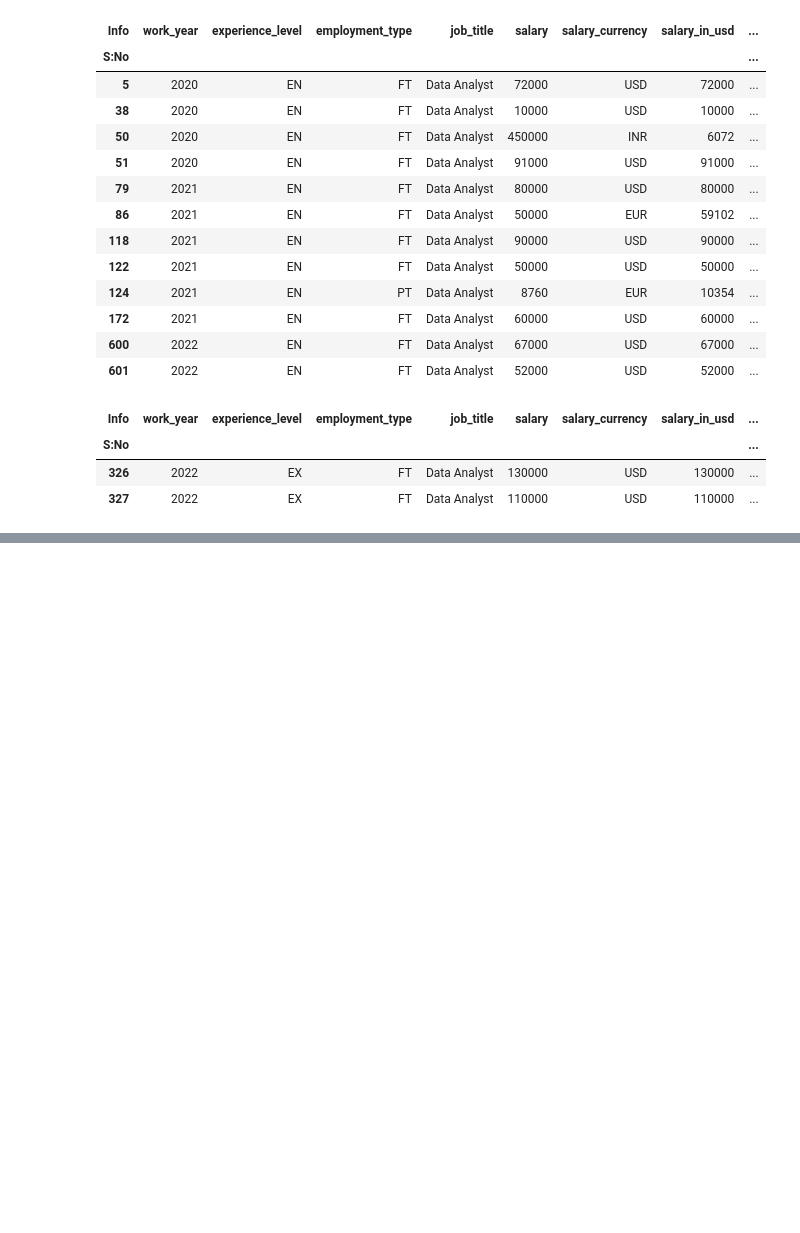
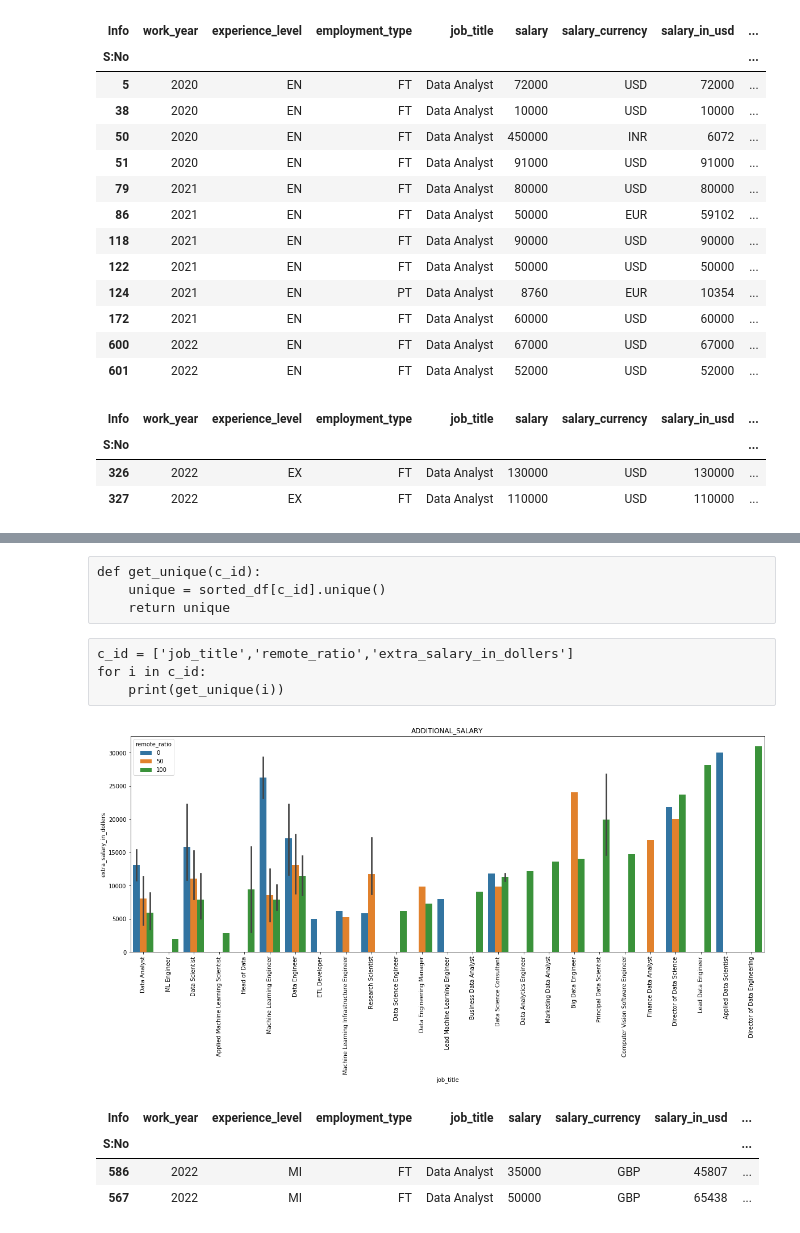
Before and after one commit to atif4/TEXT_DATA_PREPROCESSING, a Jupyter notebook: recap_of_all .ipynb, the cells around one changed output, grey strips where cells are left out. Drawn from its saved outputs; the diff is of its cells as text; code cells hidden in the pictures; blank space fills up the shorter version.

```diff
--- a/recap_of_all .ipynb
+++ b/recap_of_all .ipynb
@@ -488,0 +650,2 @@ data_analyst_ex
+# %%
+a = reindex_df.iloc[:3,[4,0,5,3]]
@@ -488,0 +806,32 @@ data_analyst_ex
+# %% [raw]
+def get_unique(c_id):
+    unique = sorted_df[c_id].unique()
+    return unique
+# %% [raw]
+c_id = ['job_title','remote_ratio','extra_salary_in_dollers']
+for i in c_id:
+    print(get_unique(i))
+# %%
+def get_graph(title,f_name):
+        # a scatter plot comparing num_children and num_pets
+        plt.figure(figsize=(20,7))
+        plt.xticks(rotation= 90)
+        plt.title(title.upper())
+        plot_info = sns.barplot(x = 'job_title' , y = 'extra_salary_in_dollers' ,data = sorted_df, hue='remote_ratio')
+        #dots per inch = dpi
+        """The keyword argument dpi= specifies how many dots per inch (image resolution) are in the saved image.
+        dpi=72 is fine for web images.dpi=300 is better for an image designed to go in a written report or .pdf document
+        The keyword argument bbox_inches='tight' is optional. If the axis labels in the plot are cut off in the saved image,
+        set bbox_inches='tight'"""
+        plt.savefig(f_name, dpi=300, bbox_inches='tight')
+        plt.show()
+get_graph('additional_salary','sorted_df')
+# %% [output]
+[figure, added]
+# %%
+sorted_df[(sorted_df['remote_ratio'] == 0) & (sorted_df['job_title'] == 'Data Analyst')]
+# %% [output]
+| Info | work_year | experience_level | employment_type | job_title | salary | salary_currency | salary_in_usd | ... |
+| S:No |  |  |  |  |  |  |  | ... |
+| 586 | 2022 | MI | FT | Data Analyst | 35000 | GBP | 45807 | ... |
+| 567 | 2022 | MI | FT | Data Analyst | 50000 | GBP | 65438 | ... |
```
Also changed, not shown: parts of 44 cells of this notebook.
